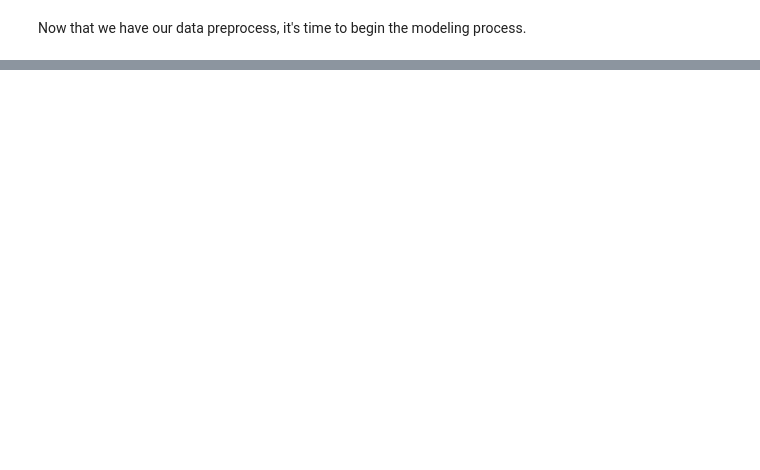
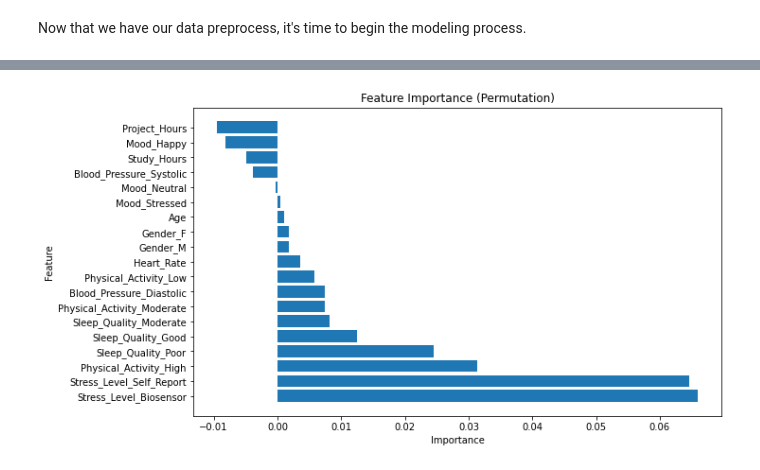
Before and after one commit to MathPlayer89/Student-Health-Conditions, a Jupyter notebook: Jupyter Notebook/student_health_data_dawson.ipynb, the cells around one changed output, grey strips where cells are left out. Saved outputs shown, nothing was run; the diff lists cells and outputs as text; code cells hidden in the pictures; blank space fills up the shorter version.

```diff
--- a/Jupyter Notebook/student_health_data_dawson.ipynb
+++ b/Jupyter Notebook/student_health_data_dawson.ipynb
@@ -676,0 +802,11 @@ plt.show()
+# %%
+# Determine Feature Importance
+
+perm_importance = permutation_importance(best_knn, X_train2, y_train2, scoring='accuracy')
+
+feature_importances = perm_importance.importances_mean
+features = X_train_encode.columns
+
+importance_df = pd.DataFrame({'Feature': features, 'Importance': feature_importances})
+importance_df = importance_df.sort_values(by="Importance", ascending=False)
+print("\nPermutation Feature Importance:\n", importance_df)
@@ -676,0 +831,10 @@ plt.show()
+# %%
+# Visualize Feature Importance
+plt.figure(figsize=(10, 6))
+plt.barh(importance_df['Feature'], importance_df['Importance'])
+plt.title("Feature Importance (Permutation)")
+plt.xlabel("Importance")
+plt.ylabel("Feature")
+plt.show()
+# %% [output]
+[figure, added]
```
Also changed, not shown: parts of 31 cells of this notebook.
